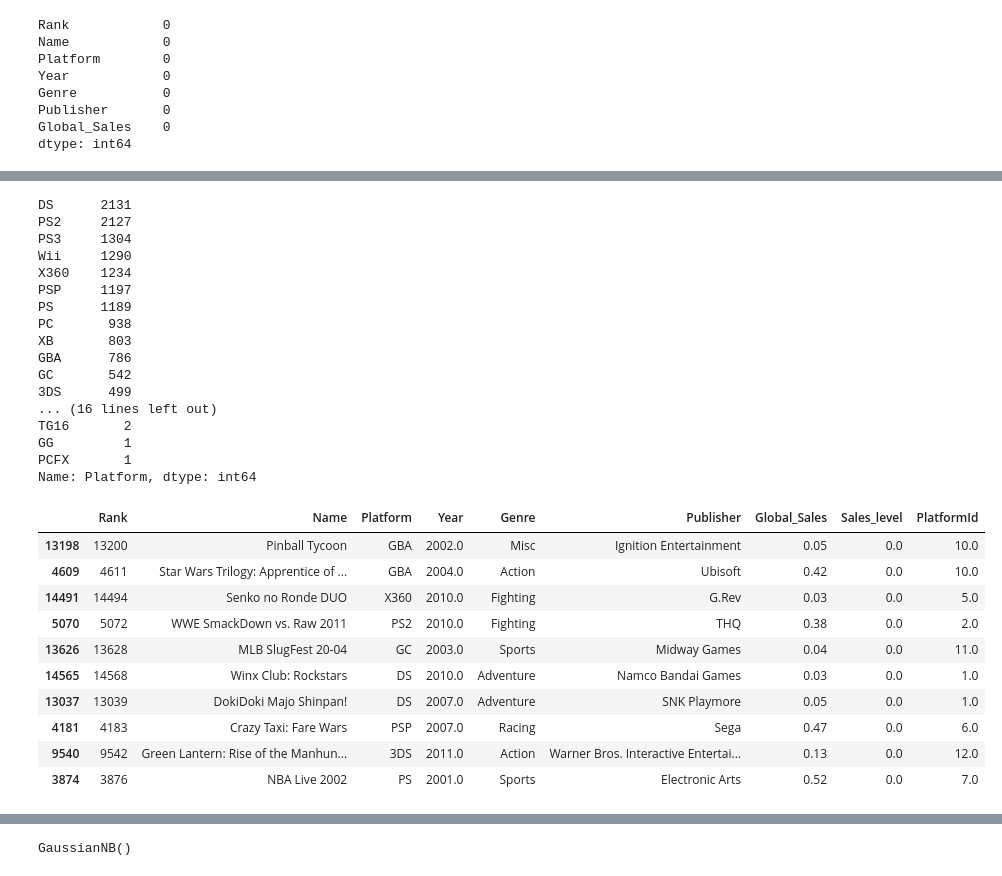
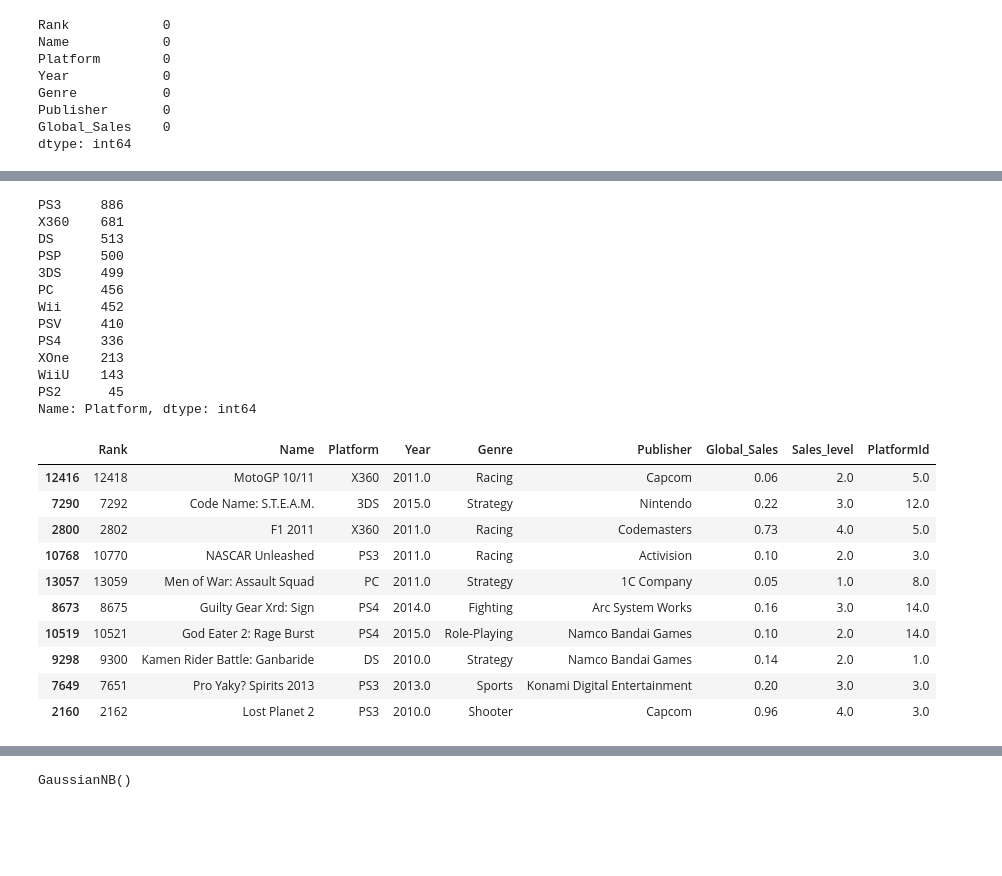
Before and after one commit to navamongkol/gamepredict, a Jupyter notebook: Project.ipynb, the cells around one changed output, grey strips where cells are left out. Saved outputs shown, nothing was run; the diff lists cells and outputs as text; code cells hidden in the pictures; blank space fills up the shorter version.

```diff
--- a/Project.ipynb
+++ b/Project.ipynb
@@ -28,6 +37,8 @@ Global_Sales    16598
 dtype: int64
 # %%
 df.dropna(how='any',subset=['Year','Publisher'],inplace=True)
+# %%
+df.drop(df[df.Year < 2010].index, inplace=True)
 # %%
 df[df['Publisher'].isnull()]
 # %% [output]
@@ -69,9 +80,9 @@ df.describe()
 # %%
-#create new column level of global sales
-df.loc[df['Global_Sales'].between(10.0,100), 'Sales_level'] = 3
-df.loc[df['Global_Sales'].between(1,9.9), 'Sales_level'] = 2
-df.loc[df['Global_Sales'].between(0.5377441,0.999), 'Sales_level'] = 1
-df.loc[df['Global_Sales'] < 0.5377441, 'Sales_level'] = 0
+## create new column level of global sales
+df.loc[df['Global_Sales'].between(0.42,22), 'Sales_level'] = 4
+df.loc[df['Global_Sales'].between(0.15,0.41), 'Sales_level'] = 3
+df.loc[df['Global_Sales'].between(0.05,0.14), 'Sales_level'] = 2
+df.loc[df['Global_Sales'] <= 0.05, 'Sales_level'] = 1
 
 df.head(5)
 # %% [output]
@@ -102,22 +133,18 @@ Name: Genre, dtype: int64
 #See all Platform
 df.Platform.value_counts()
 # %% [output]
-DS      2131
-PS2     2127
-PS3     1304
-Wii     1290
-X360    1234
-PSP     1197
-PS      1189
-PC       938
-XB       803
-GBA      786
-GC       542
-3DS      499
-... (16 lines left out)
-TG16       2
-GG         1
-PCFX       1
+PS3     886
+X360    681
+DS      513
+PSP     500
+3DS     499
+PC      456
+Wii     452
+PSV     410
+PS4     336
+XOne    213
+WiiU    143
+PS2      45
 Name: Platform, dtype: int64
 # %%
 #Sort platform to num
@@ -128,44 +155,44 @@ df.loc[df['Platform'] == 'Wii', 'PlatformId'] = 4
 df.loc[df['Platform'] == 'X360', 'PlatformId'] = 5
 df.loc[df['Platform'] == 'PSP', 'PlatformId'] = 6
 df.loc[df['Platform'] == 'PS', 'PlatformId'] = 7
 df.loc[df['Platform'] == 'PC', 'PlatformId'] = 8
 df.loc[df['Platform'] == 'XB', 'PlatformId'] = 9
 df.loc[df['Platform'] == 'GBA', 'PlatformId'] = 10
 df.loc[df['Platform'] == 'GC', 'PlatformId'] = 11
 df.loc[df['Platform'] == '3DS', 'PlatformId'] = 12
 df.loc[df['Platform'] == 'PSV', 'PlatformId'] = 13
 df.loc[df['Platform'] == 'PS4', 'PlatformId'] = 14
 df.loc[df['Platform'] == 'N64', 'PlatformId'] = 15
 df.loc[df['Platform'] == 'SNES', 'PlatformId'] = 16
 df.loc[df['Platform'] == 'XOne', 'PlatformId'] = 17
 df.loc[df['Platform'] == 'SAT', 'PlatformId'] = 18
 df.loc[df['Platform'] == 'WiiU', 'PlatformId'] = 19
 df.loc[df['Platform'] == '2600', 'PlatformId'] = 20
 df.loc[df['Platform'] == 'NES', 'PlatformId'] = 21
 df.loc[df['Platform'] == 'GB', 'PlatformId'] = 22
 df.loc[df['Platform'] == 'DC', 'PlatformId'] = 23
 df.loc[df['Platform'] == 'GEN', 'PlatformId'] = 24
 df.loc[df['Platform'] == 'NG', 'PlatformId'] = 25
 df.loc[df['Platform'] == 'SCD', 'PlatformId'] = 26
 df.loc[df['Platform'] == 'WS', 'PlatformId'] = 27
 df.loc[df['Platform'] == '3DO', 'PlatformId'] = 28
-df.loc[df['Platform'] == 'TG16', 'PlatformId'] = 39
+df.loc[df['Platform'] == 'TG16', 'PlatformId'] = 29
 df.loc[df['Platform'] == 'GG', 'PlatformId'] = 30
 df.loc[df['Platform'] == 'PCFX', 'PlatformId'] = 31
 
 df.sample(10)
 # %% [output]
 |  | Rank | Name | Platform | Year | Genre | Publisher | Global_Sales | Sales_level | PlatformId |
-| 13198 | 13200 | Pinball Tycoon | GBA | 2002.0 | Misc | Ignition Entertainment | 0.05 | 0.0 | 10.0 |
-| 4609 | 4611 | Star Wars Trilogy: Apprentice of ... | GBA | 2004.0 | Action | Ubisoft | 0.42 | 0.0 | 10.0 |
-| 14491 | 14494 | Senko no Ronde DUO | X360 | 2010.0 | Fighting | G.Rev | 0.03 | 0.0 | 5.0 |
-| 5070 | 5072 | WWE SmackDown vs. Raw 2011 | PS2 | 2010.0 | Fighting | THQ | 0.38 | 0.0 | 2.0 |
-| 13626 | 13628 | MLB SlugFest 20-04 | GC | 2003.0 | Sports | Midway Games | 0.04 | 0.0 | 11.0 |
-| 14565 | 14568 | Winx Club: Rockstars | DS | 2010.0 | Adventure | Namco Bandai Games | 0.03 | 0.0 | 1.0 |
-| 13037 | 13039 | DokiDoki Majo Shinpan! | DS | 2007.0 | Adventure | SNK Playmore | 0.05 | 0.0 | 1.0 |
-| 4181 | 4183 | Crazy Taxi: Fare Wars | PSP | 2007.0 | Racing | Sega | 0.47 | 0.0 | 6.0 |
-| 9540 | 9542 | Green Lantern: Rise of the Manhun... | 3DS | 2011.0 | Action | Warner Bros. Interactive Entertai... | 0.13 | 0.0 | 12.0 |
-| 3874 | 3876 | NBA Live 2002 | PS | 2001.0 | Sports | Electronic Arts | 0.52 | 0.0 | 7.0 |
+| 12416 | 12418 | MotoGP 10/11 | X360 | 2011.0 | Racing | Capcom | 0.06 | 2.0 | 5.0 |
+| 7290 | 7292 | Code Name: S.T.E.A.M. | 3DS | 2015.0 | Strategy | Nintendo | 0.22 | 3.0 | 12.0 |
+| 2800 | 2802 | F1 2011 | X360 | 2011.0 | Racing | Codemasters | 0.73 | 4.0 | 5.0 |
+| 10768 | 10770 | NASCAR Unleashed | PS3 | 2011.0 | Racing | Activision | 0.10 | 2.0 | 3.0 |
+| 13057 | 13059 | Men of War: Assault Squad | PC | 2011.0 | Strategy | 1C Company | 0.05 | 1.0 | 8.0 |
+| 8673 | 8675 | Guilty Gear Xrd: Sign | PS4 | 2014.0 | Fighting | Arc System Works | 0.16 | 3.0 | 14.0 |
+| 10519 | 10521 | God Eater 2: Rage Burst | PS4 | 2015.0 | Role-Playing | Namco Bandai Games | 0.10 | 2.0 | 14.0 |
+| 9298 | 9300 | Kamen Rider Battle: Ganbaride | DS | 2010.0 | Strategy | Namco Bandai Games | 0.14 | 2.0 | 1.0 |
+| 7649 | 7651 | Pro Yaky? Spirits 2013 | PS3 | 2013.0 | Sports | Konami Digital Entertainment | 0.20 | 3.0 | 3.0 |
+| 2160 | 2162 | Lost Planet 2 | PS3 | 2010.0 | Shooter | Capcom | 0.96 | 4.0 | 3.0 |
 # %%
 #Sort Genre to num
 df.loc[df['Genre'] == 'Action', 'GenreId'] = 1
```
Also changed, not shown: parts of 17 cells of this notebook, 3 other files.
